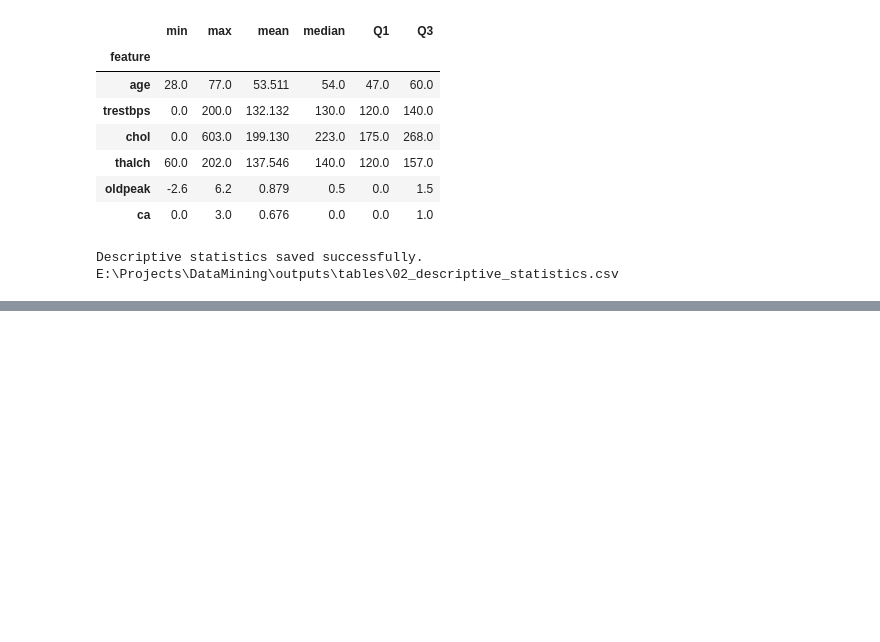
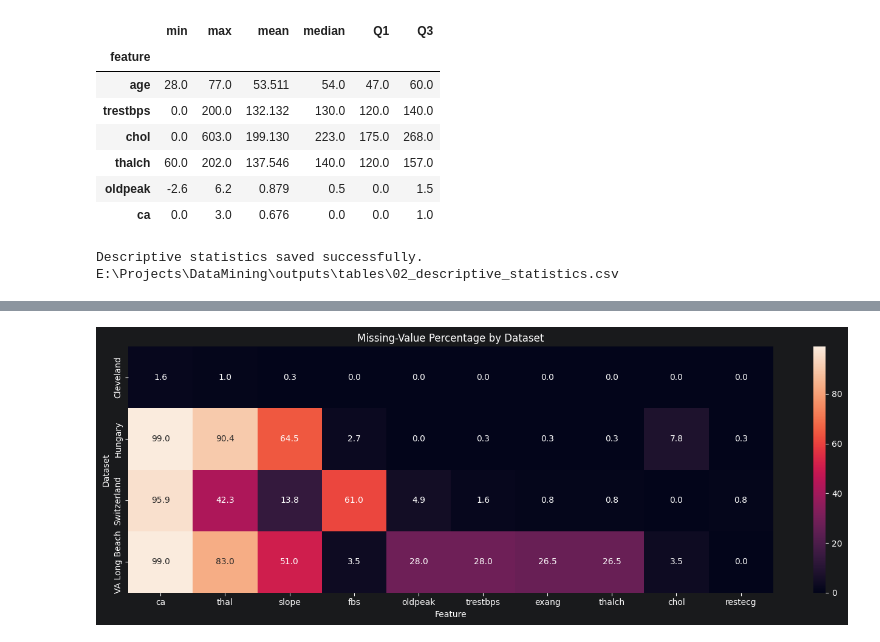
Before and after one commit to AmirhosseinKhadivi/DataMining-Course-Project, a Jupyter notebook: notebooks/DMProject.ipynb, the cells around one changed output, grey strips where cells are left out. Saved outputs shown, nothing was run; the diff lists cells and outputs as text; code cells hidden in the pictures; blank space fills up the shorter version.

```diff
--- a/notebooks/DMProject.ipynb
+++ b/notebooks/DMProject.ipynb
@@ -914,0 +1050,13 @@ E:\Projects\DataMining\outputs\tables\02_descriptive_statistics.csv
+# %%
+missing_by_dataset = (
+    df_raw[MISSING_COLUMNS]
+    .isna()
+    .groupby(df_raw["dataset"])
+    .mean()
+    .mul(100)
+)
+
+
+missing_by_dataset.index.name = "dataset"
+
+display(missing_by_dataset.round(2))
@@ -914,0 +1070,29 @@ E:\Projects\DataMining\outputs\tables\02_descriptive_statistics.csv
+# %%
+plt.figure(figsize=(14, 5))
+
+sns.heatmap(
+    missing_by_dataset,
+    annot=True,
+    fmt=".1f",
+)
+
+plt.title("Missing-Value Percentage by Dataset")
+plt.xlabel("Feature")
+plt.ylabel("Dataset")
+plt.tight_layout()
+
+missing_dataset_heatmap_path = (
+    FIGURES_DIR
+    / "03_missing_by_dataset_heatmap.png"
+)
+
+plt.savefig(
+    missing_dataset_heatmap_path,
+    dpi=300,
+    bbox_inches="tight",
+)
+
+plt.show()
+plt.close()
+# %% [output]
+[figure, added]
```
Also changed, not shown: parts of 13 cells of this notebook, 8 other files.
